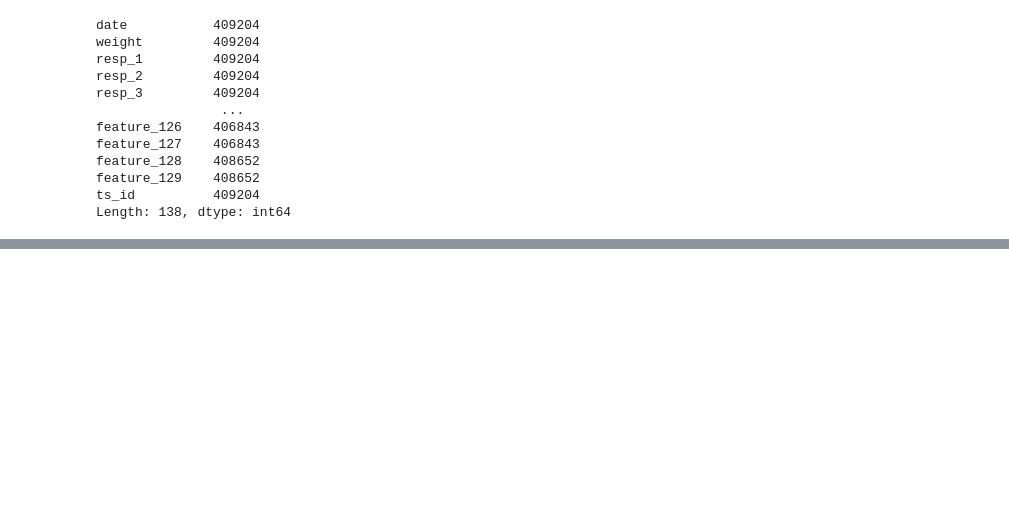
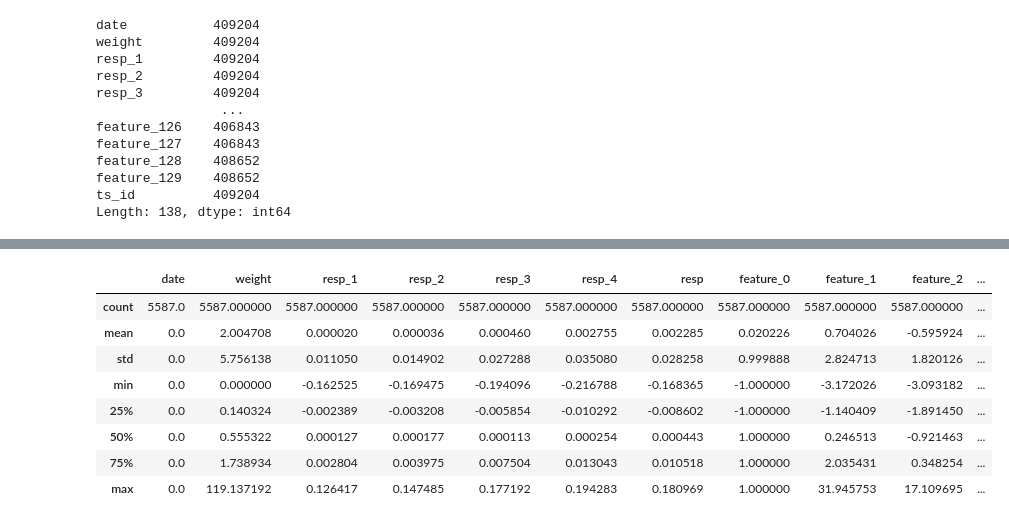
Before and after one commit to rmei97/market_preds, a Jupyter notebook: eda.ipynb, the cells around one changed output, grey strips where cells are left out. Saved outputs shown, nothing was run; the diff lists cells and outputs as text; code cells hidden in the pictures; blank space fills up the shorter version.

```diff
--- a/eda.ipynb
+++ b/eda.ipynb
@@ -401,0 +426,14 @@ sns.distplot(data_retype[data_retype['date'] == 1]['feature_1'])
+# %%
+day_zero = data_retype[data_retype['date'] == 0]
+# %%
+day_zero.describe()
+# %% [output]
+|  | date | weight | resp_1 | resp_2 | resp_3 | resp_4 | resp | feature_0 | feature_1 | feature_2 | ... |
+| count | 5587.0 | 5587.000000 | 5587.000000 | 5587.000000 | 5587.000000 | 5587.000000 | 5587.000000 | 5587.000000 | 5587.000000 | 5587.000000 | ... |
+| mean | 0.0 | 2.004708 | 0.000020 | 0.000036 | 0.000460 | 0.002755 | 0.002285 | 0.020226 | 0.704026 | -0.595924 | ... |
+| std | 0.0 | 5.756138 | 0.011050 | 0.014902 | 0.027288 | 0.035080 | 0.028258 | 0.999888 | 2.824713 | 1.820126 | ... |
+| min | 0.0 | 0.000000 | -0.162525 | -0.169475 | -0.194096 | -0.216788 | -0.168365 | -1.000000 | -3.172026 | -3.093182 | ... |
+| 25% | 0.0 | 0.140324 | -0.002389 | -0.003208 | -0.005854 | -0.010292 | -0.008602 | -1.000000 | -1.140409 | -1.891450 | ... |
+| 50% | 0.0 | 0.555322 | 0.000127 | 0.000177 | 0.000113 | 0.000254 | 0.000443 | 1.000000 | 0.246513 | -0.921463 | ... |
+| 75% | 0.0 | 1.738934 | 0.002804 | 0.003975 | 0.007504 | 0.013043 | 0.010518 | 1.000000 | 2.035431 | 0.348254 | ... |
+| max | 0.0 | 119.137192 | 0.126417 | 0.147485 | 0.177192 | 0.194283 | 0.180969 | 1.000000 | 31.945753 | 17.109695 | ... |
```
Also changed, not shown: parts of 6 cells of this notebook.
